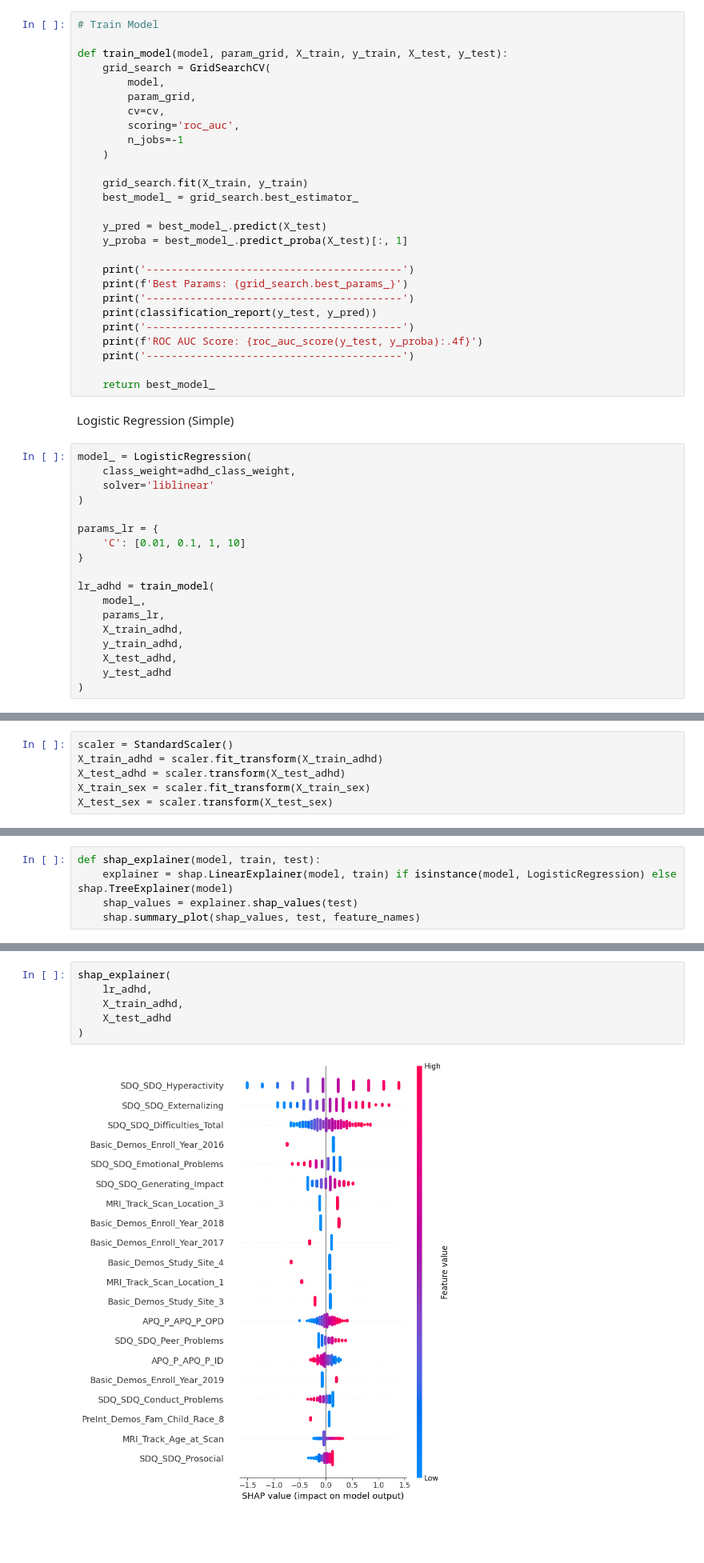
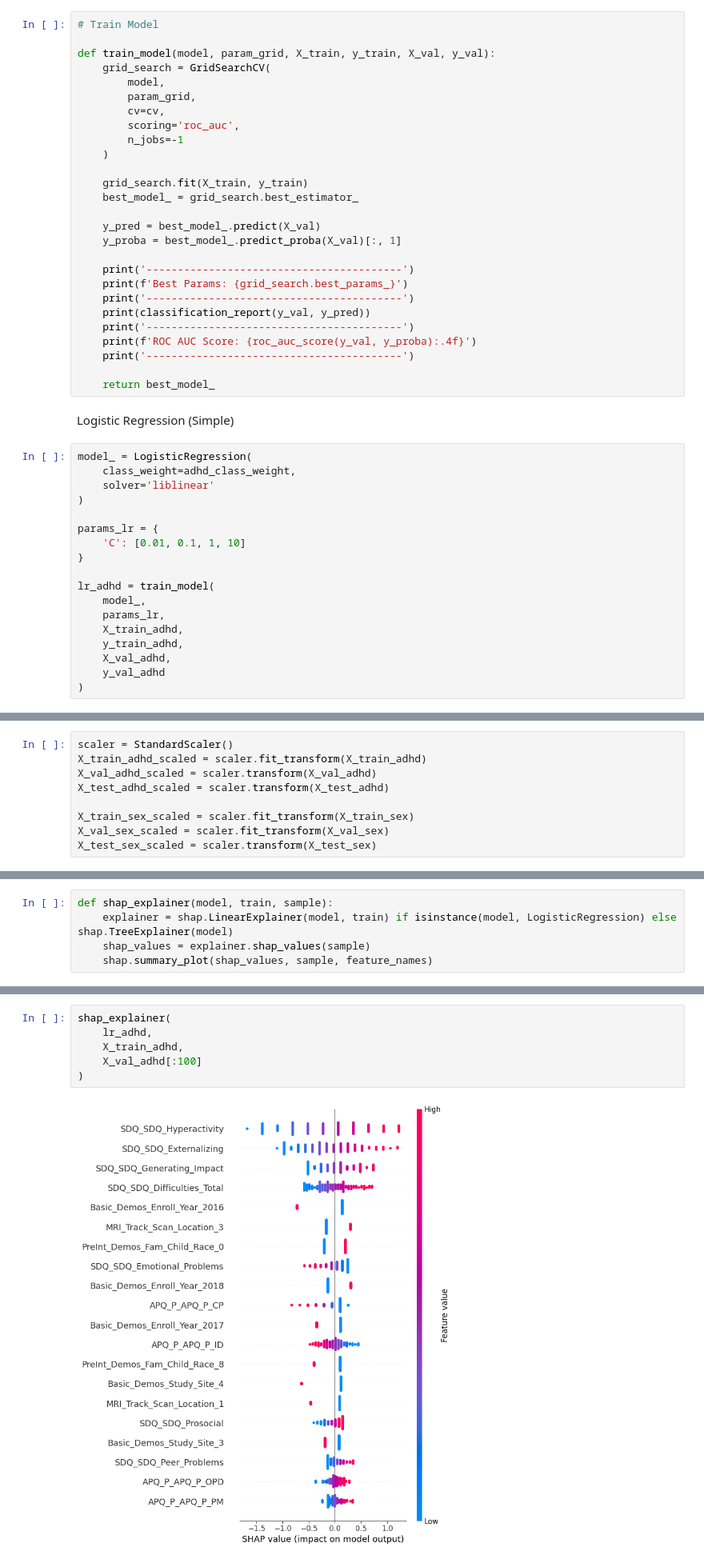
Before and after one commit to nnoromiv/brain-activity-pattern-differences-in-ADHD, a Jupyter notebook: model.ipynb, the cells around one changed output, grey strips where cells are left out. Shown at 80% size. Cells and saved outputs as stored; diff of their text form; blank space fills up the shorter version.

Commit message:
Use of Validation data set and test set for final model conclusion

```diff
--- a/model.ipynb
+++ b/model.ipynb
@@ -109,7 +119,7 @@ cv = StratifiedKFold(
 # %%
 # Train Model
 
-def train_model(model, param_grid, X_train, y_train, X_test, y_test):
+def train_model(model, param_grid, X_train, y_train, X_val, y_val):
     grid_search = GridSearchCV(
         model,
         param_grid,
@@ -121,15 +131,15 @@ def train_model(model, param_grid, X_train, y_train, X_test, y_test):
     grid_search.fit(X_train, y_train)
     best_model_ = grid_search.best_estimator_
 
-    y_pred = best_model_.predict(X_test)
-    y_proba = best_model_.predict_proba(X_test)[:, 1]
+    y_pred = best_model_.predict(X_val)
+    y_proba = best_model_.predict_proba(X_val)[:, 1]
 
     print('-----------------------------------------')
     print(f'Best Params: {grid_search.best_params_}')
     print('-----------------------------------------')
-    print(classification_report(y_test, y_pred))
+    print(classification_report(y_val, y_pred))
     print('-----------------------------------------')
-    print(f'ROC AUC Score: {roc_auc_score(y_test, y_proba):.4f}')
+    print(f'ROC AUC Score: {roc_auc_score(y_val, y_proba):.4f}')
     print('-----------------------------------------')
 
     return best_model_
@@ -150,8 +160,8 @@ lr_adhd = train_model(
     params_lr,
     X_train_adhd,
     y_train_adhd,
-    X_test_adhd,
-    y_test_adhd
+    X_val_adhd,
+    y_val_adhd
 )
 # %% [output]
 -----------------------------------------
@@ -366,10 +376,13 @@ def create_mlp(input_dim, lr=0.001, dropout_rate=0.3):
     return model
 # %%
 scaler = StandardScaler()
-X_train_adhd = scaler.fit_transform(X_train_adhd)
-X_test_adhd = scaler.transform(X_test_adhd)
-X_train_sex = scaler.fit_transform(X_train_sex)
-X_test_sex = scaler.transform(X_test_sex)
+X_train_adhd_scaled = scaler.fit_transform(X_train_adhd)
+X_val_adhd_scaled = scaler.transform(X_val_adhd)
+X_test_adhd_scaled = scaler.transform(X_test_adhd)
+
+X_train_sex_scaled = scaler.fit_transform(X_train_sex)
+X_val_sex_scaled = scaler.fit_transform(X_val_sex)
+X_test_sex_scaled = scaler.transform(X_test_sex)
 # %%
 # Checkpoint
 adhd_ckpt = 'adhd_que_best_model.keras'
@@ -676,8 +755,8 @@ print(f"✅ Best Sex Model: {best_name} with score {best_score:.4f}")
 X = df_model.drop(columns=["participant_id", "ADHD_Outcome", "Sex_F"])
 feature_names = X.columns.tolist()
 # %%
-def shap_explainer(model, train, test):
+def shap_explainer(model, train, sample):
     explainer = shap.LinearExplainer(model, train) if isinstance(model, LogisticRegression) else shap.TreeExplainer(model)
-    shap_values = explainer.shap_values(test)
-    shap.summary_plot(shap_values, test, feature_names)
+    shap_values = explainer.shap_values(sample)
+    shap.summary_plot(shap_values, sample, feature_names)
 # %%
@@ -690,11 +769,11 @@ def shap_neural_network(model, train, test):
 # %%
 shap_explainer(
     lr_adhd,
     X_train_adhd,
-    X_test_adhd
+    X_val_adhd[:100]
 )
 # %% [output]
-[figure, old version]
+[figure, new version]
 # %%
 shap_explainer(
     lr_sex,
```
Also changed, not shown: parts of 33 cells of this notebook, 2 other files.
